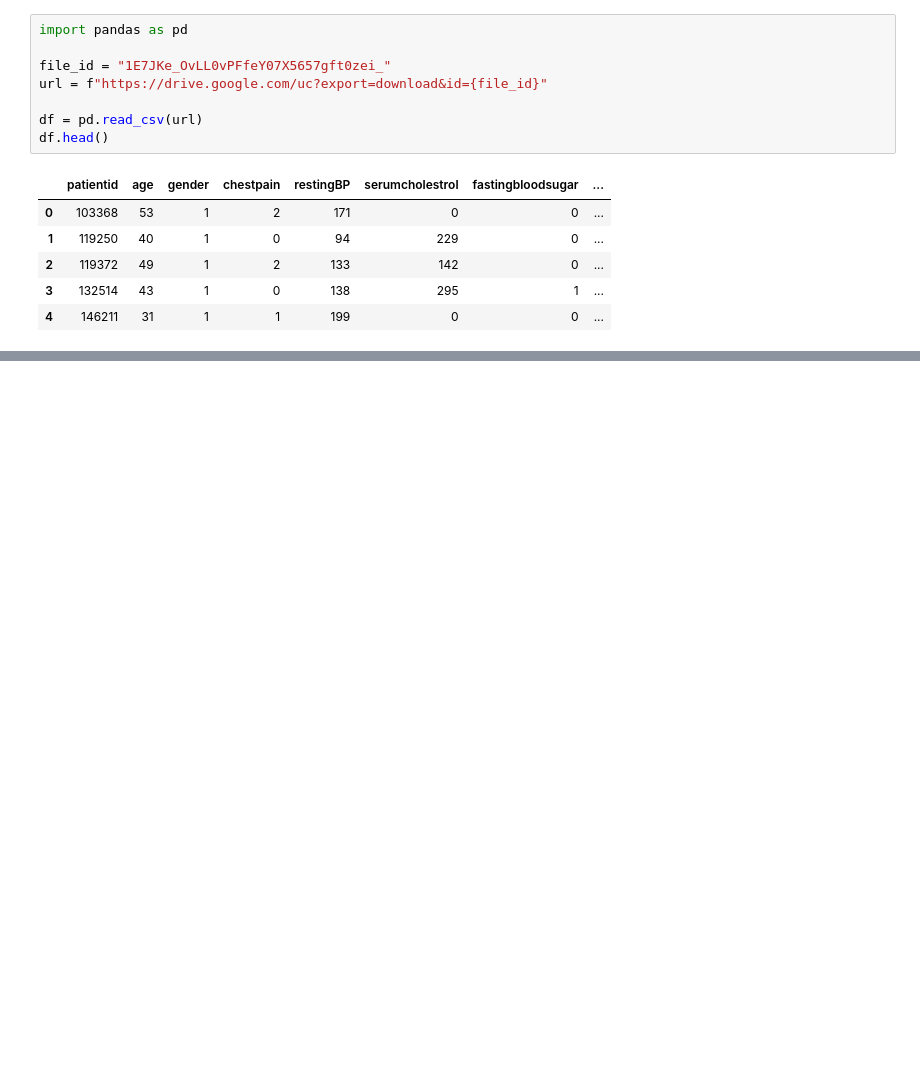
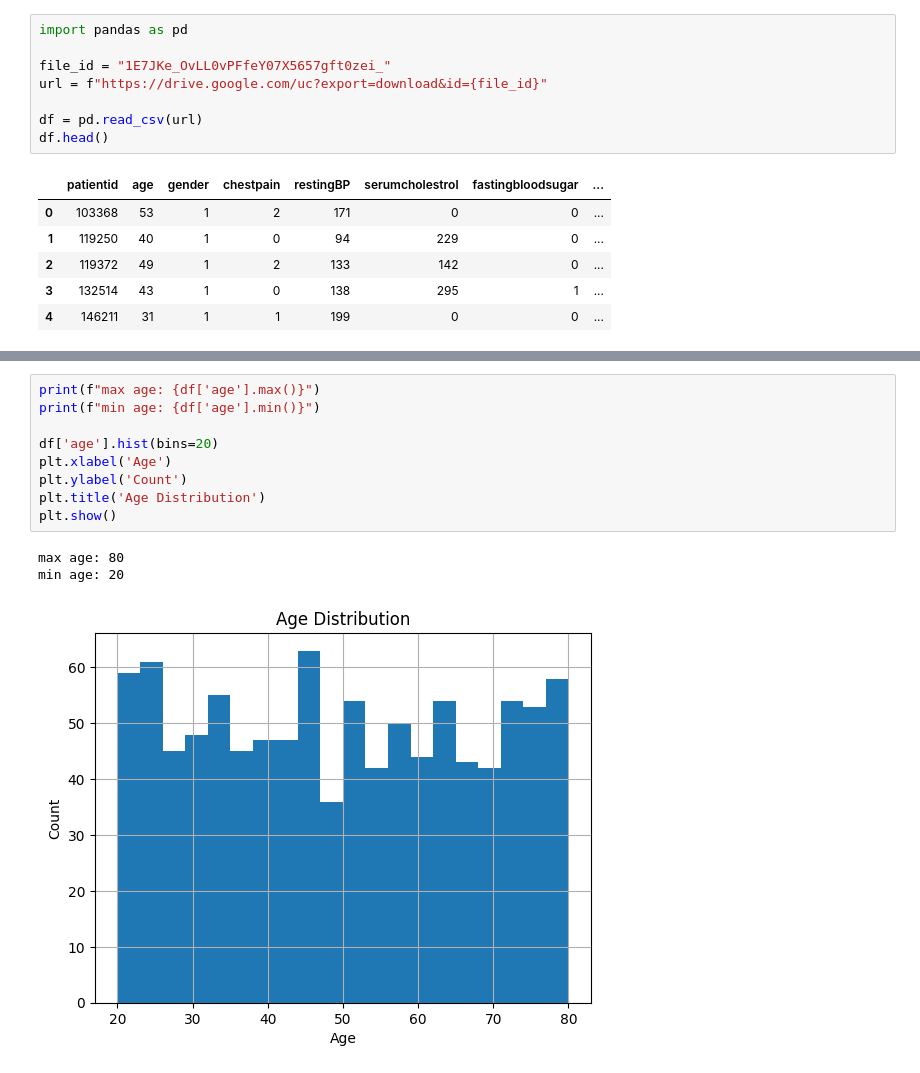
Before and after one commit to Tejeswar001/Heart-ML, a Jupyter notebook: study.ipynb, the cells around one changed output, grey strips where cells are left out. Cells and saved outputs as stored; diff of their text form; blank space fills up the shorter version.

```diff
--- a/study.ipynb
+++ b/study.ipynb
@@ -24,0 +80,13 @@ df.head()
+# %%
+print(f"max age: {df['age'].max()}")
+print(f"min age: {df['age'].min()}")
+
+df['age'].hist(bins=20)
+plt.xlabel('Age')
+plt.ylabel('Count')
+plt.title('Age Distribution')
+plt.show()
+# %% [output]
+max age: 80
+min age: 20
+[figure, added]
```
Also changed, not shown: parts of 18 cells of this notebook, 1 other file.
